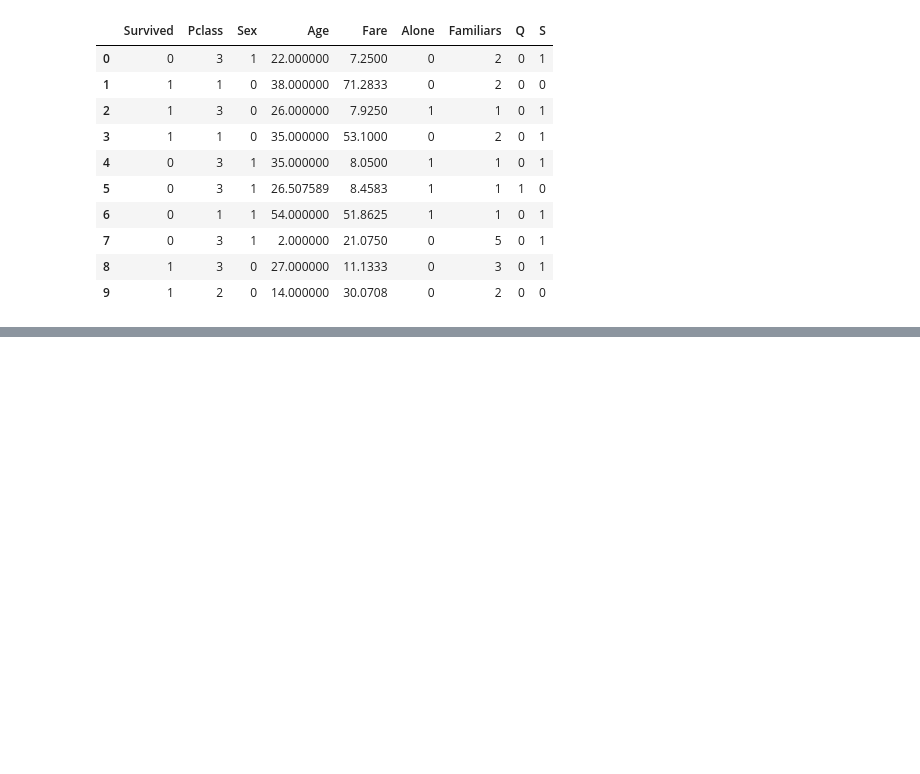
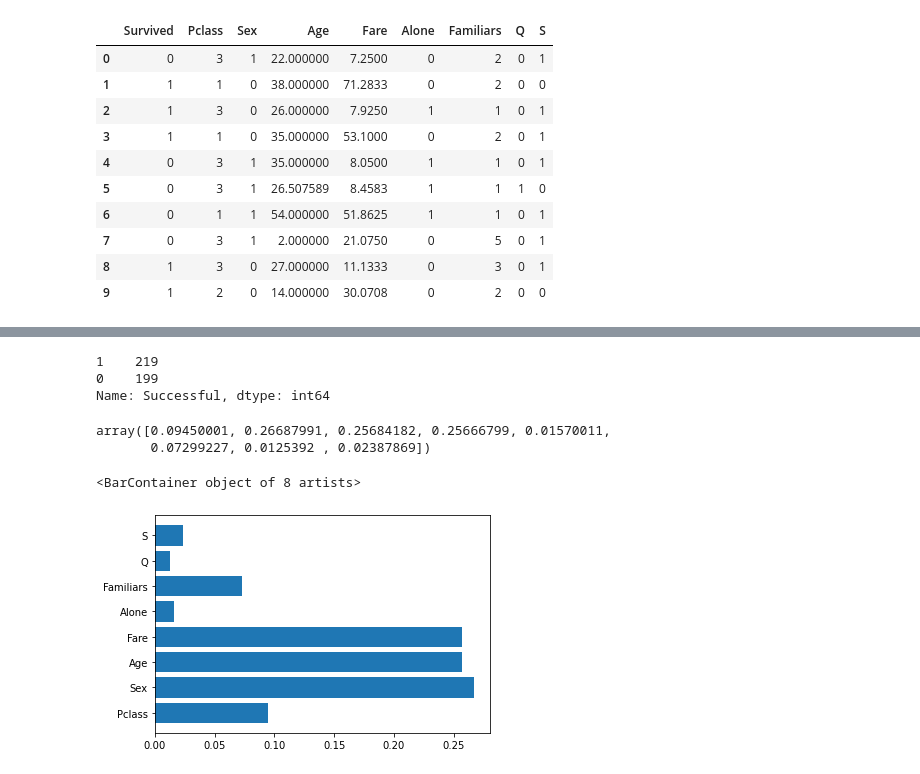
Before and after one commit to Jinglinhui/My-codes, a Jupyter notebook: random_forest_titanic.ipynb, the cells around one changed output, grey strips where cells are left out. Saved outputs shown, nothing was run; the diff lists cells and outputs as text; code cells hidden in the pictures; blank space fills up the shorter version.

```diff
--- a/random_forest_titanic.ipynb
+++ b/random_forest_titanic.ipynb
@@ -199,0 +207,6 @@ def cross_validation(model, X_train, Y_train, k):
+# %%
+param_grid = {'n_estimators': [50, 100, 200],
+              'criterion': ['gini', 'entropy'],
+              'max_depth': [2, 3, 5, 10],
+              'max_features': ['auto', 'sqrt','log2'],
+             }
@@ -199,0 +341,16 @@ def cross_validation(model, X_train, Y_train, k):
+# %%
+predict_survived['Successful'].value_counts()
+# %% [output]
+1    219
+0    199
+Name: Successful, dtype: int64
+# %%
+rf.feature_importances_
+# %% [output]
+array([0.09450001, 0.26687991, 0.25684182, 0.25666799, 0.01570011,
+       0.07299227, 0.0125392 , 0.02387869])
+# %%
+plt.barh(X_train.columns, rf.feature_importances_)
+# %% [output]
+<BarContainer object of 8 artists>
+[figure, added]
```
Also changed, not shown: parts of 25 cells of this notebook.
